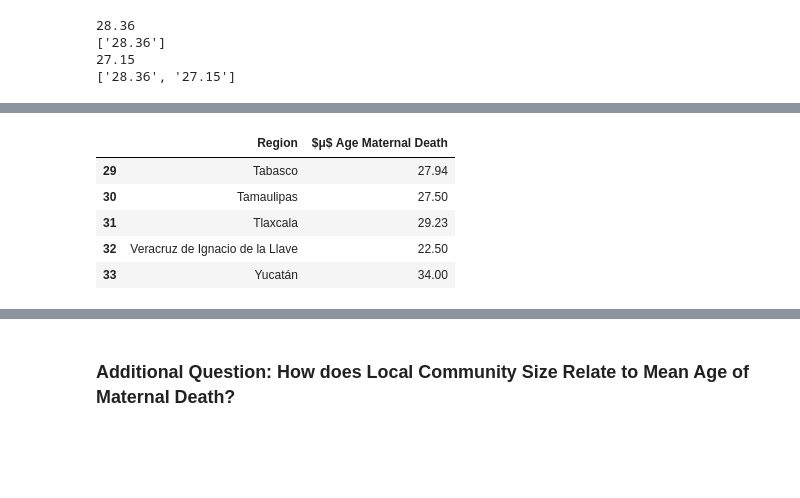
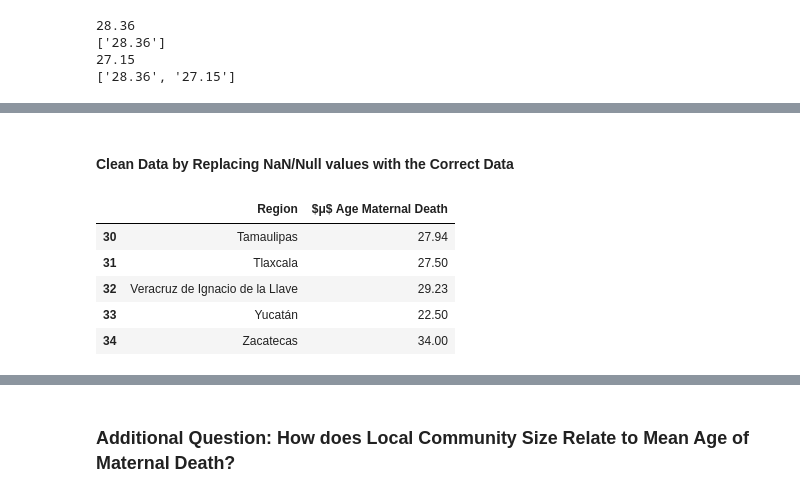
Before and after one commit to EmSchoof/AdolescentMaternalMortality, a Jupyter notebook: maternal_mortality_data_average_age_maternal_death.ipynb, the cells around one changed output, grey strips where cells are left out. Drawn from its saved outputs; the diff is of its cells as text; code cells hidden in the pictures; blank space fills up the shorter version.

```diff
--- a/maternal_mortality_data_average_age_maternal_death.ipynb
+++ b/maternal_mortality_data_average_age_maternal_death.ipynb
@@ -433,16 +434,22 @@ res_dataset
-# %%
-# Remove rows with NaN values in Mean Age of Maternal Death
-res_dataset = res_dataset.dropna()
-res_dataset.tail()
-
-# 'Zacatecas' is successfully dropped
-# %% [output]
-|  | Region | $μ$ Age Maternal Death |
-| 29 | Tabasco | 27.94 |
-| 30 | Tamaulipas | 27.50 |
-| 31 | Tlaxcala | 29.23 |
-| 32 | Veracruz de Ignacio de la Llave | 22.50 |
-| 33 | Yucatán | 34.00 |
+# %% [markdown]
+#### Clean Data by Replacing NaN/Null values with the Correct Data
+# %%
+# Calculate the mean Age of Death for region 'Zacatecas'
+zaca = dates[dates['Residence Code'] == 34 ]
+zaca = zaca['Age at Death']
+zaca_mean = zaca.mean()
+zaca_mean
+
+# Change contents of res_dataset NaN to calculated mean
+res_dataset = res_dataset.fillna(zaca_mean)
+res_dataset.tail()
+# %% [output]
+|  | Region | $μ$ Age Maternal Death |
+| 30 | Tamaulipas | 27.94 |
+| 31 | Tlaxcala | 27.50 |
+| 32 | Veracruz de Ignacio de la Llave | 29.23 |
+| 33 | Yucatán | 22.50 |
+| 34 | Zacatecas | 34.00 |
 # %%
 # Create a bar graph to show mean age maternal death by region
 fig, ax = plt.subplots(figsize=(16, 4))
```
Also changed, not shown: parts of 11 cells of this notebook.
